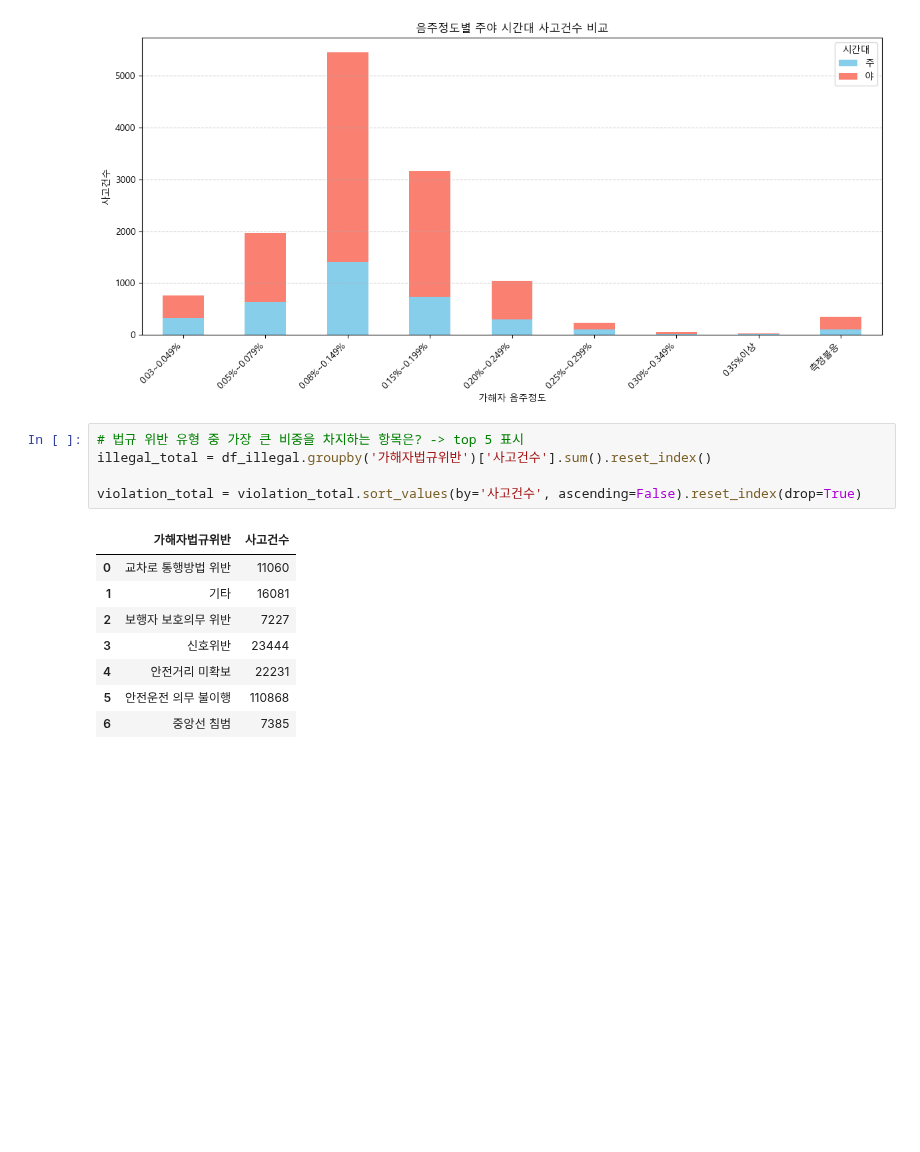
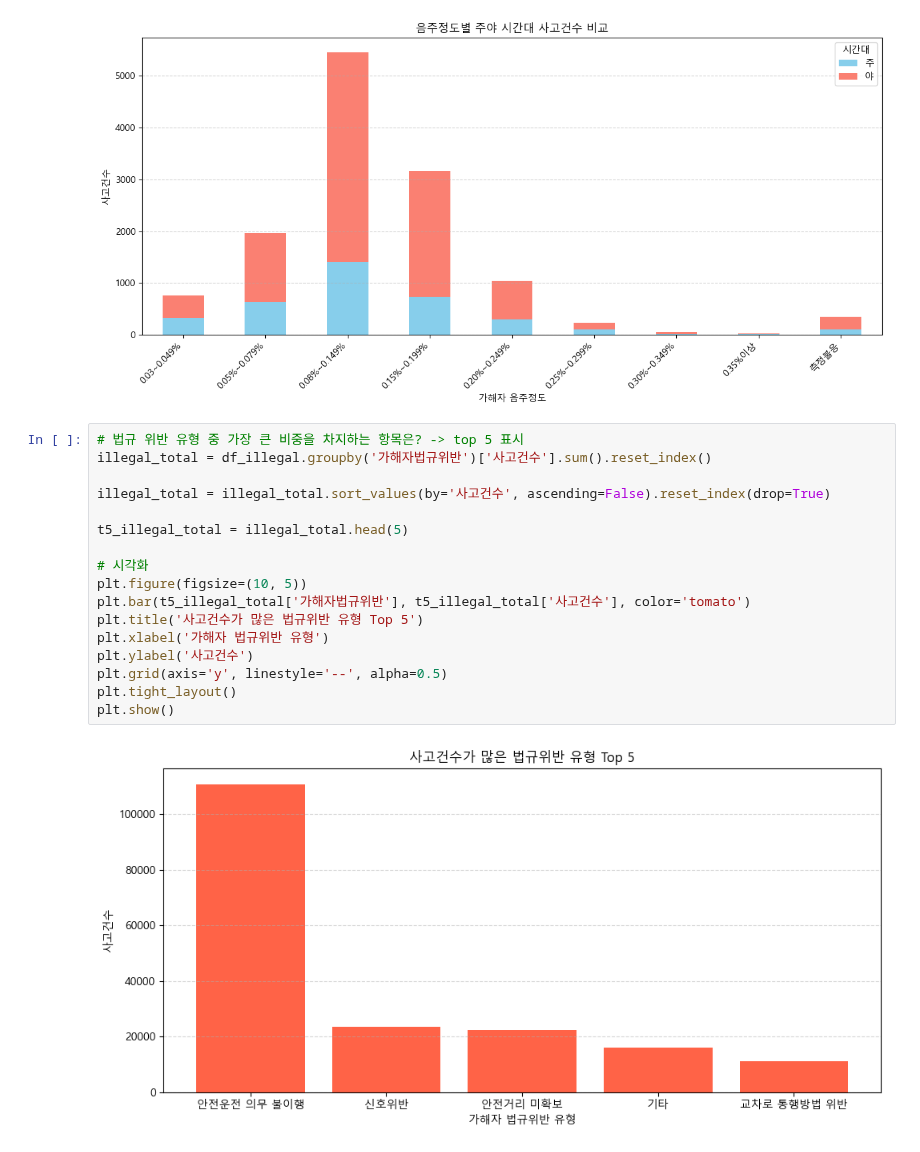
Before and after one commit to irisyshin/hipython_rep, a Jupyter notebook: mini_project_s1/data_analyse.ipynb, the cells around one changed output. Drawn from its saved outputs; the diff is of its cells as text; blank space fills up the shorter version.

```diff
--- a/mini_project_s1/data_analyse.ipynb
+++ b/mini_project_s1/data_analyse.ipynb
@@ -171,14 +171,19 @@ plt.show()
 # %%
 # 법규 위반 유형 중 가장 큰 비중을 차지하는 항목은? -> top 5 표시
 illegal_total = df_illegal.groupby('가해자법규위반')['사고건수'].sum().reset_index()
 
-violation_total = violation_total.sort_values(by='사고건수', ascending=False).reset_index(drop=True)
+illegal_total = illegal_total.sort_values(by='사고건수', ascending=False).reset_index(drop=True)
+
+t5_illegal_total = illegal_total.head(5)
+
+# 시각화
+plt.figure(figsize=(10, 5))
+plt.bar(t5_illegal_total['가해자법규위반'], t5_illegal_total['사고건수'], color='tomato')
+plt.title('사고건수가 많은 법규위반 유형 Top 5')
+plt.xlabel('가해자 법규위반 유형')
+plt.ylabel('사고건수')
+plt.grid(axis='y', linestyle='--', alpha=0.5)
+plt.tight_layout()
+plt.show()
 # %% [output]
-|  | 가해자법규위반 | 사고건수 |
-| 0 | 교차로 통행방법 위반 | 11060 |
-| 1 | 기타 | 16081 |
-| 2 | 보행자 보호의무 위반 | 7227 |
-| 3 | 신호위반 | 23444 |
-| 4 | 안전거리 미확보 | 22231 |
-| 5 | 안전운전 의무 불이행 | 110868 |
-| 6 | 중앙선 침범 | 7385 |
+[figure, added]
```
